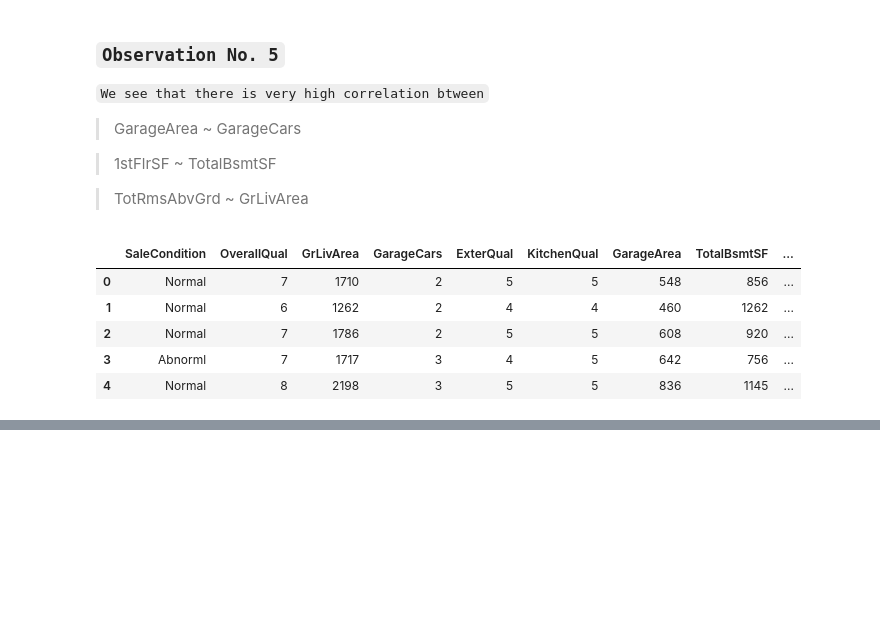
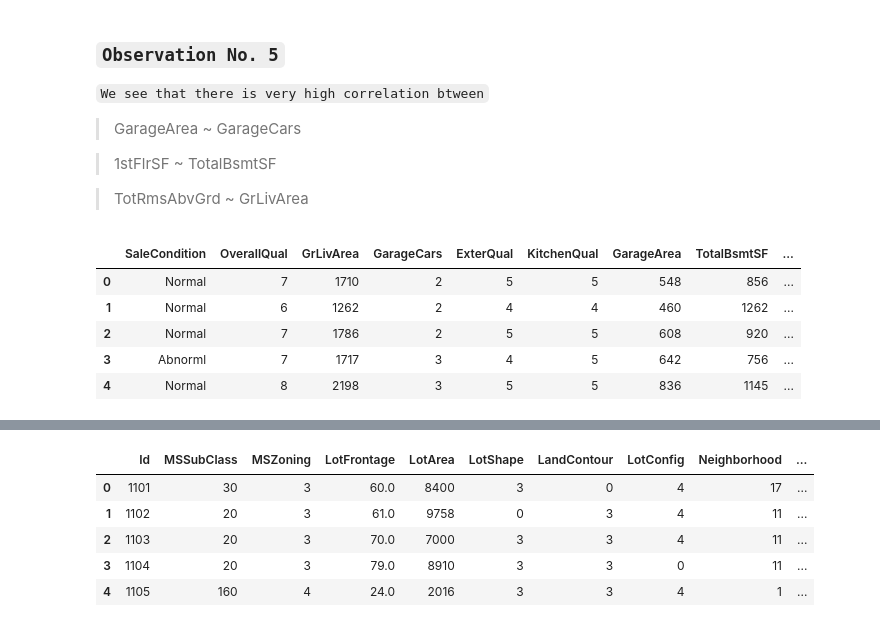
Before and after one commit to joyguptaa/Boston-Houses-Prediction, a Jupyter notebook: newNotebook.ipynb, the cells around one changed output, grey strips where cells are left out. Saved outputs shown, nothing was run; the diff lists cells and outputs as text; code cells hidden in the pictures; blank space fills up the shorter version.

```diff
--- a/newNotebook.ipynb
+++ b/newNotebook.ipynb
@@ -563,0 +598,7 @@ plt.plot(mlp.loss_curve_)
+# %%
+for column in x_test.columns:
+    '''This function either converts the dtype from object to category for label encoding or fill the null values of other dtype'''
+
+    if x_test[column].dtype == "object":
+        x_test[column] = x_test[column].astype("category") #Converting dype
+        x_test[column] = x_test[column].cat.codes  # Label Encoding
@@ -563,0 +610,9 @@ plt.plot(mlp.loss_curve_)
+# %%
+x_test.head()
+# %% [output]
+|  | Id | MSSubClass | MSZoning | LotFrontage | LotArea | LotShape | LandContour | LotConfig | Neighborhood | ... |
+| 0 | 1101 | 30 | 3 | 60.0 | 8400 | 3 | 0 | 4 | 17 | ... |
+| 1 | 1102 | 20 | 3 | 61.0 | 9758 | 0 | 3 | 4 | 11 | ... |
+| 2 | 1103 | 20 | 3 | 70.0 | 7000 | 3 | 3 | 4 | 11 | ... |
+| 3 | 1104 | 20 | 3 | 79.0 | 8910 | 3 | 3 | 0 | 11 | ... |
+| 4 | 1105 | 160 | 4 | 24.0 | 2016 | 3 | 3 | 4 | 1 | ... |
```
Also changed, not shown: parts of 19 cells of this notebook.
